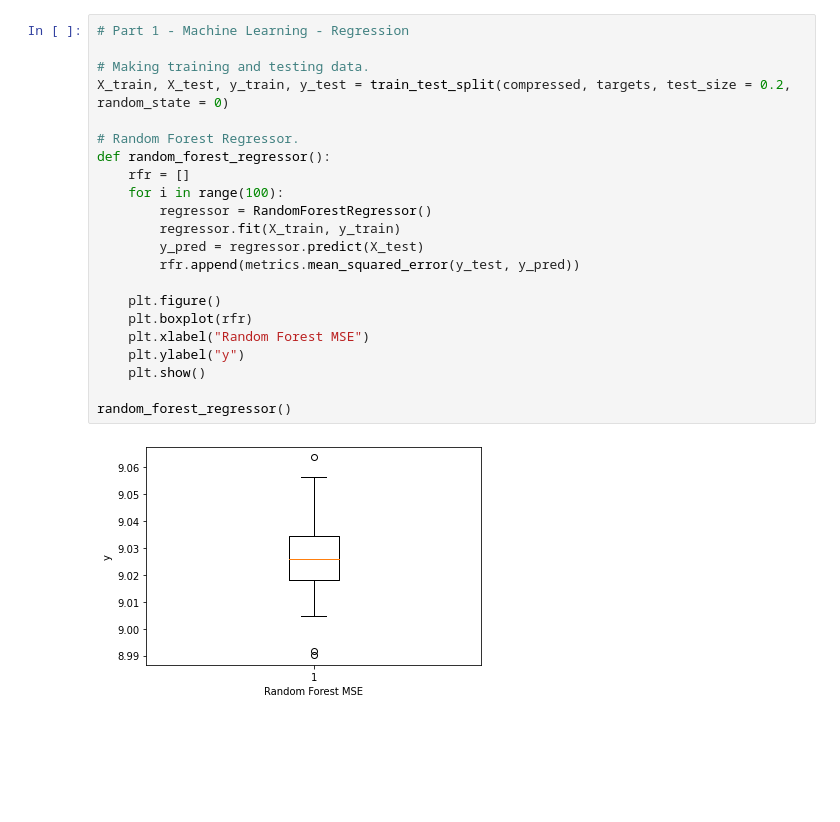
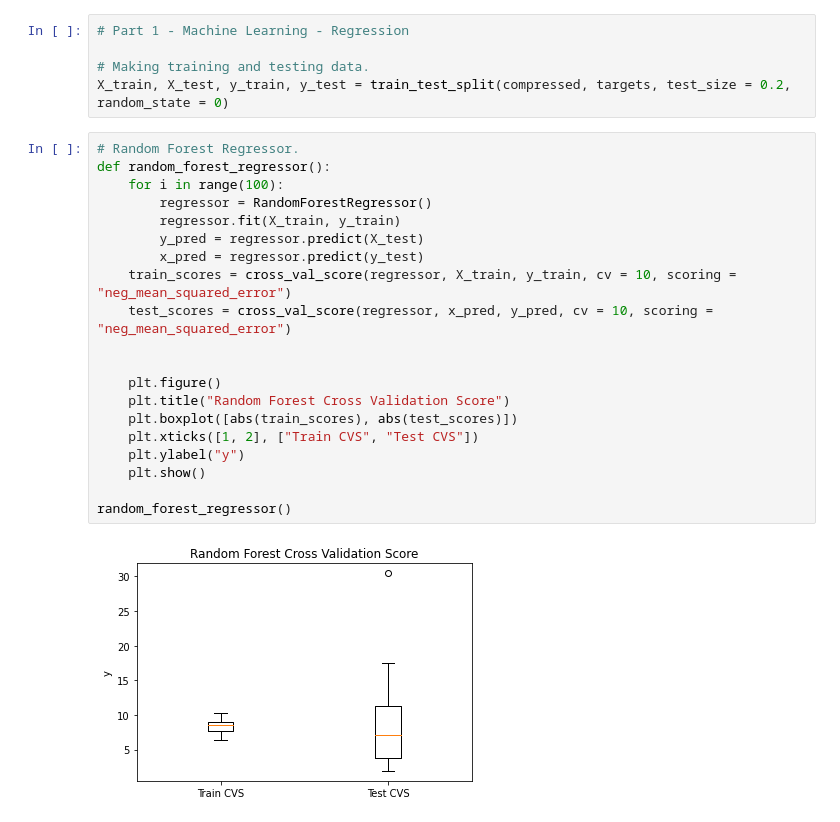
Before and after one commit to SamAlcock/COMP2002-CW70, a Jupyter notebook: COMP2002 CW70.ipynb, the cells around one changed output. Drawn from its saved outputs; the diff is of its cells as text; blank space fills up the shorter version.

Commit message:
Made boxplots for Random Forest and Neural networks

```diff
--- a/COMP2002 CW70.ipynb
+++ b/COMP2002 CW70.ipynb
@@ -52,27 +53,30 @@ print(scaled.ptp(axis=0))
+# %%
+# Part 1 - Machine Learning - Regression
+
+# Making training and testing data.
+X_train, X_test, y_train, y_test = train_test_split(compressed, targets, test_size = 0.2, random_state = 0)
 # %%
-# Part 1 - Machine Learning - Regression
-
-# Making training and testing data.
-X_train, X_test, y_train, y_test = train_test_split(compressed, targets, test_size = 0.2, random_state = 0)
-
 # Random Forest Regressor.
 def random_forest_regressor():
-    rfr = []
     for i in range(100):
         regressor = RandomForestRegressor()
         regressor.fit(X_train, y_train)
         y_pred = regressor.predict(X_test)
-        rfr.append(metrics.mean_squared_error(y_test, y_pred))
+        x_pred = regressor.predict(y_test)
+    train_scores = cross_val_score(regressor, X_train, y_train, cv = 10, scoring = "neg_mean_squared_error")
+    test_scores = cross_val_score(regressor, x_pred, y_pred, cv = 10, scoring = "neg_mean_squared_error")
+
 
     plt.figure()
-    plt.boxplot(rfr)
-    plt.xlabel("Random Forest MSE")
+    plt.title("Random Forest Cross Validation Score")
+    plt.boxplot([abs(train_scores), abs(test_scores)])
+    plt.xticks([1, 2], ["Train CVS", "Test CVS"])
     plt.ylabel("y")
     plt.show()
 
 random_forest_regressor()
 # %% [output]
-[figure, old version]
+[figure, new version]
 # %%
 # Neural Network.
 def neural_network():
```
Also changed, not shown: parts of 3 cells of this notebook.
